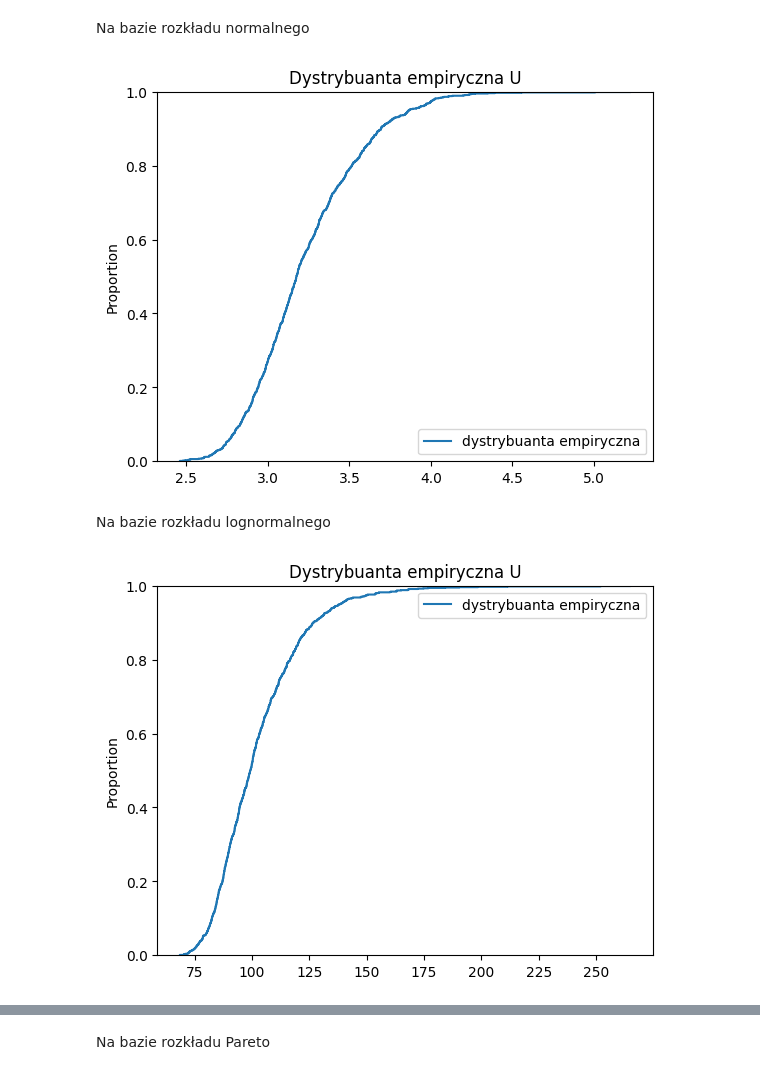
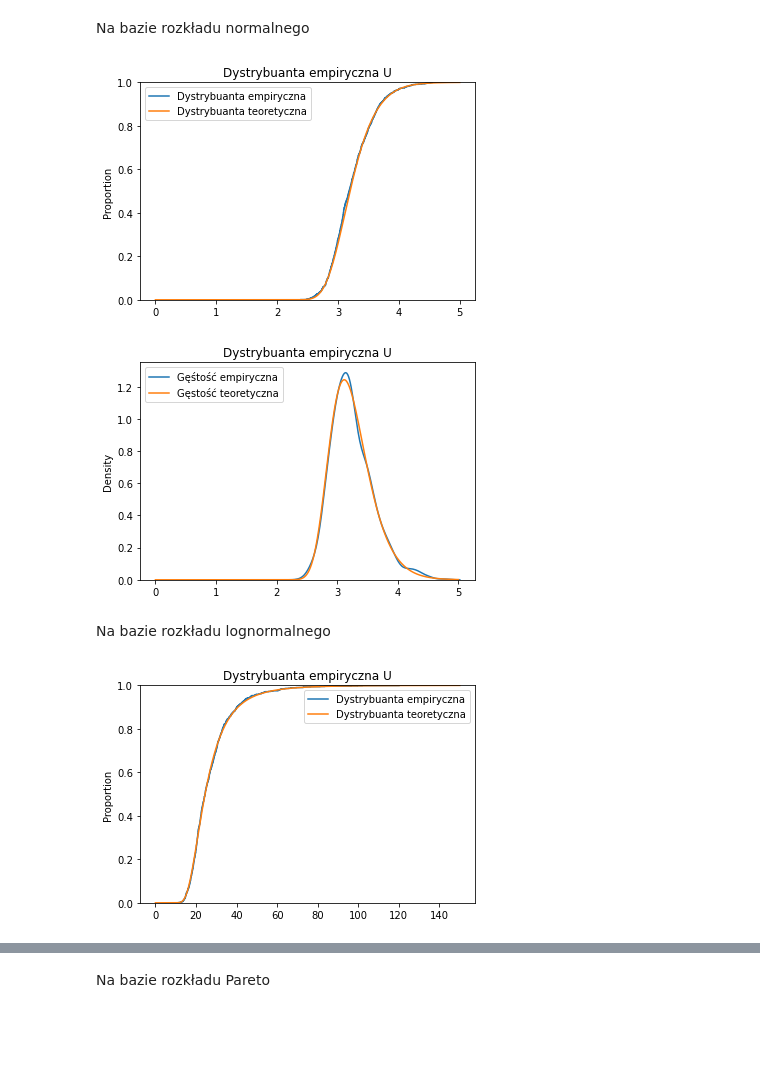
Before and after one commit to rafglo/Statystyka-stosowana, a Jupyter notebook: lista4.ipynb, the cells around one changed output, grey strips where cells are left out. Drawn from its saved outputs; the diff is of its cells as text; code cells hidden in the pictures; blank space fills up the shorter version.

```diff
--- a/lista4.ipynb
+++ b/lista4.ipynb
@@ -11,5 +11,3 @@ n = 10000
 # %%
 def lognormal_mean(mi, sigma):
     return np.exp(mi + sigma**2/2)
-# %%
-sample = np.random.lognormal(mi, sigma, n)
@@ -20,0 +14,22 @@ print("Średnia z próby: " + str(sample_mean), "   Średnia ze wzoru: " +  str(
+# %%
+samples_norm = []
+for n in ns:
+    sams = []
+    for i in range(1000):
+        sam = np.random.normal(mi, sigma, int(n))
+        sams.append(sam)
+    samples_norm.append(sams)
+# %%
+samples_lognorm = []
+for sample in samples_norm:
+    sams = []
+    for sample1 in sample:
+        sams.append(np.exp(sample1))
+    samples_lognorm.append(sams)
+# %%
+means = []
+for sample1 in samples_lognorm:
+    means1 = []
+    for sample in sample1:
+        means1.append(np.mean(sample))
+    means.append(means1)
@@ -27,21 +64,37 @@ mi2 = 0
 sigma2 = 1
 n2 = 1000
 # %%
-from scipy.stats import norm
+from scipy.stats import norm,lognorm
 import matplotlib.pyplot as plt
+
+def u_norm_cdf(x):
+    return (norm.cdf(x, mi2, sigma2))**1000
+
+def u_norm_pdf(x):
+    return 1000*norm.cdf(x,mi2,sigma2)**999 * norm.pdf(x,mi2, sigma2)
 
 def u_normal(mi, sigma, n):
     samples = [np.random.normal(mi,sigma,1000) for i in range(n)]
     return [max(sample) for sample in samples]
 
-xs = np.linspace(-10,10,1000)
+xs = np.linspace(0,5,1000)
 u_norm_sample = u_normal(mi2, sigma2, n2)
-sns.ecdfplot(data=u_norm_sample, label="dystrybuanta empiryczna")
+sns.ecdfplot(data=u_norm_sample, label="Dystrybuanta empiryczna")
+plt.plot(xs, u_norm_cdf(xs), label="Dystrybuanta teoretyczna")
 plt.legend(loc="best")
 plt.title("Dystrybuanta empiryczna U")
 plt.show()
 # %% [output]
-[figure, old version]
+[figure, new version]
+# %%
+
+sns.kdeplot(data=u_norm_sample, label="Gęśtość empiryczna")
+plt.plot(xs, u_norm_pdf(xs), label="Gęstość teoretyczna")
+plt.legend(loc="best")
+plt.title("Dystrybuanta empiryczna U")
+plt.show()
+# %% [output]
+[figure, added]
 # %% [markdown]
 Na bazie rozkładu lognormalnego
 # %%
@@ -54,10 +107,18 @@ def u_lognormal(mi, sigma, n):
     samples = [np.random.lognormal(mi,sigma,1000) for i in range(n)]
     return [max(sample) for sample in samples]
 
+def u_lognorm_pdf(x):
+    return 1000*lognorm.cdf(x,1,mi2,sigma2)**999 * lognorm.pdf(x,1,mi2, sigma2)
+
+def u_lognorm_cdf(x):
+    return (lognorm.cdf(x,1, mi2, sigma2))**1000
+
+xs2 = np.linspace(0,150,1000)
 u_lognorm_sample = u_lognormal(mi3, sigma3, n3)
-sns.ecdfplot(data=u_lognorm_sample, label="dystrybuanta empiryczna")
+sns.ecdfplot(data=u_lognorm_sample, label="Dystrybuanta empiryczna")
+plt.plot(xs2, u_lognorm_cdf(xs2), label="Dystrybuanta teoretyczna")
 plt.legend(loc="best")
 plt.title("Dystrybuanta empiryczna U")
 plt.show()
 # %% [output]
-[figure, old version]
+[figure, new version]
```
Also changed, not shown: parts of 13 cells of this notebook.
